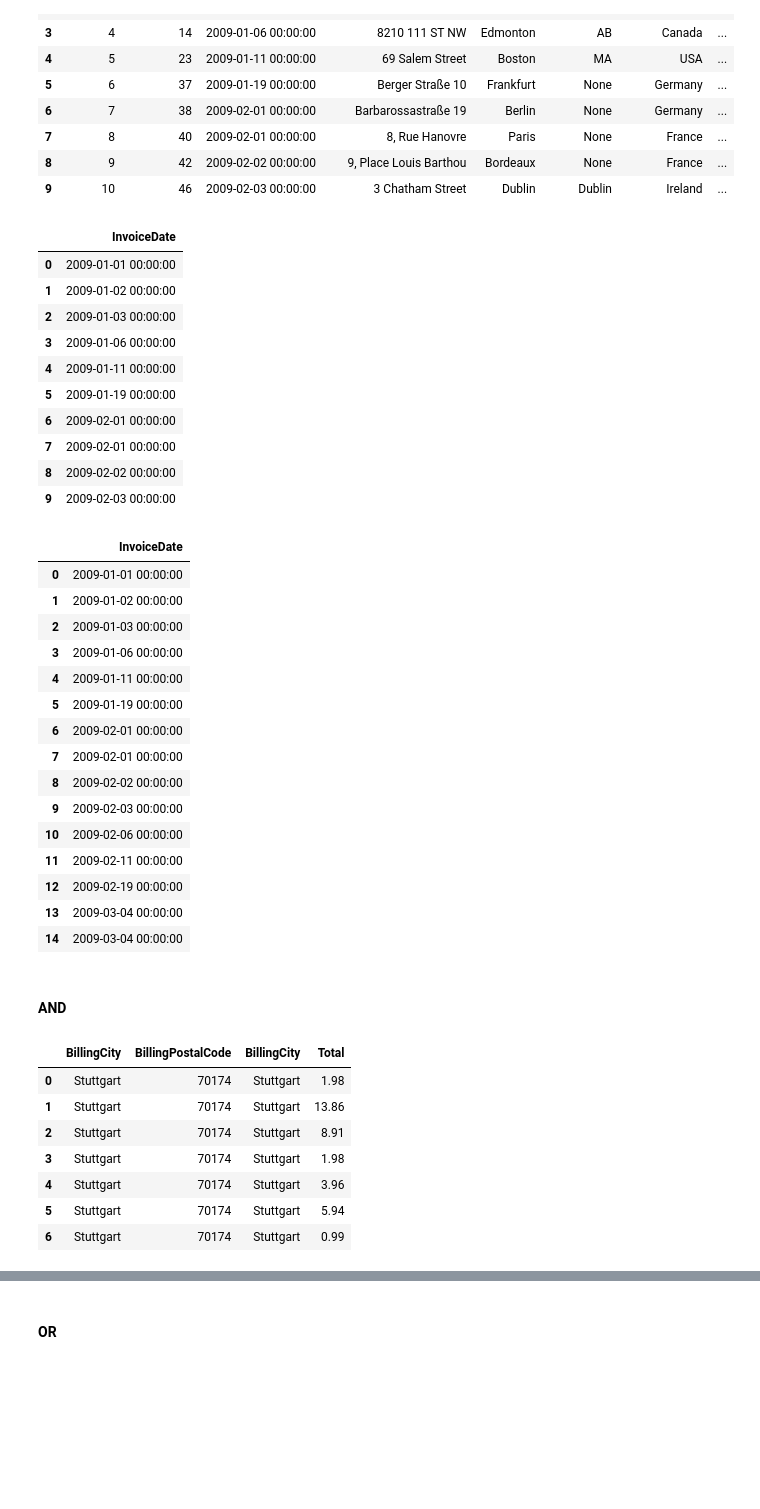
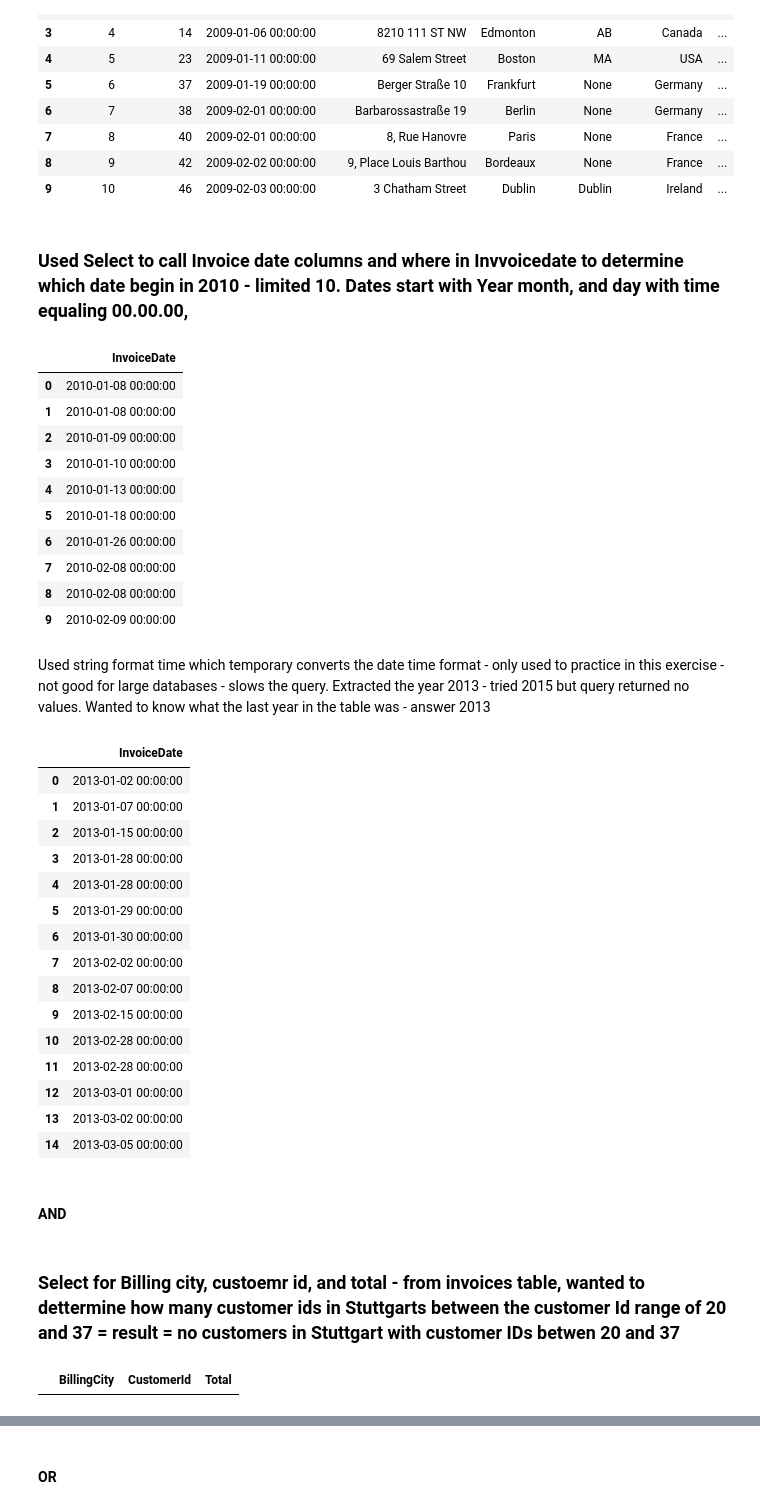
Before and after one commit to cyeef/Data-Science-Portfolio-C21-, a Jupyter notebook: Projects/Project-3/SQL.1-Chinook.project.template.ipynb, the cells around one changed output, grey strips where cells are left out. Saved outputs shown, nothing was run; the diff lists cells and outputs as text; code cells hidden in the pictures; blank space fills up the shorter version.

```diff
--- a/Projects/Project-3/SQL.1-Chinook.project.template.ipynb
+++ b/Projects/Project-3/SQL.1-Chinook.project.template.ipynb
@@ -161,6 +184,8 @@ df
 | 7 | 8 | 40 | 2009-02-01 00:00:00 | 8, Rue Hanovre | Paris | None | France | ... |
 | 8 | 9 | 42 | 2009-02-02 00:00:00 | 9, Place Louis Barthou | Bordeaux | None | France | ... |
 | 9 | 10 | 46 | 2009-02-03 00:00:00 | 3 Chatham Street | Dublin | Dublin | Ireland | ... |
+# %% [markdown]
+### Used Select to call Invoice date columns and where in Invvoicedate to determine which date begin in 2010 - limited 10.  Dates start with Year month, and day with time equaling 00.00.00,
 # %%
 #
 
@@ -170,7 +195,7 @@ query = """
 
   FROM invoices
 
-  WHERE  Invoicedate LIKE '2009%'
+  WHERE  Invoicedate LIKE '2010%'
 
   LIMIT 10;
 
@@ -180,16 +205,18 @@ with closing(db.connect("chinook.db")) as db_con:
 df
 # %% [output]
 |  | InvoiceDate |
-| 0 | 2009-01-01 00:00:00 |
-| 1 | 2009-01-02 00:00:00 |
-| 2 | 2009-01-03 00:00:00 |
-| 3 | 2009-01-06 00:00:00 |
-| 4 | 2009-01-11 00:00:00 |
-| 5 | 2009-01-19 00:00:00 |
-| 6 | 2009-02-01 00:00:00 |
-| 7 | 2009-02-01 00:00:00 |
-| 8 | 2009-02-02 00:00:00 |
-| 9 | 2009-02-03 00:00:00 |
+| 0 | 2010-01-08 00:00:00 |
+| 1 | 2010-01-08 00:00:00 |
+| 2 | 2010-01-09 00:00:00 |
+| 3 | 2010-01-10 00:00:00 |
+| 4 | 2010-01-13 00:00:00 |
+| 5 | 2010-01-18 00:00:00 |
+| 6 | 2010-01-26 00:00:00 |
+| 7 | 2010-02-08 00:00:00 |
+| 8 | 2010-02-08 00:00:00 |
+| 9 | 2010-02-09 00:00:00 |
+# %% [markdown]
+Used string format time which temporary converts the date time format - only used to practice in this exercise - not good for large databases - slows the query.  Extracted the year 2013 - tried 2015 but query returned no values.  Wanted to know what the last year in the table was - answer 2013
 # %%
 query = """
 
@@ -197,7 +224,7 @@ query = """
 
   FROM invoices
 
-  WHERE  strftime('%Y', Invoicedate) = "2009"
+  WHERE  strftime('%Y', Invoicedate) = "2013"
 
   LIMIT 15;
 
@@ -207,46 +234,41 @@ with closing(db.connect("chinook.db")) as db_con:
 df
 # %% [output]
 |  | InvoiceDate |
-| 0 | 2009-01-01 00:00:00 |
-| 1 | 2009-01-02 00:00:00 |
-| 2 | 2009-01-03 00:00:00 |
-| 3 | 2009-01-06 00:00:00 |
-| 4 | 2009-01-11 00:00:00 |
-| 5 | 2009-01-19 00:00:00 |
-| 6 | 2009-02-01 00:00:00 |
-| 7 | 2009-02-01 00:00:00 |
-| 8 | 2009-02-02 00:00:00 |
-| 9 | 2009-02-03 00:00:00 |
-| 10 | 2009-02-06 00:00:00 |
-| 11 | 2009-02-11 00:00:00 |
-| 12 | 2009-02-19 00:00:00 |
-| 13 | 2009-03-04 00:00:00 |
-| 14 | 2009-03-04 00:00:00 |
+| 0 | 2013-01-02 00:00:00 |
+| 1 | 2013-01-07 00:00:00 |
+| 2 | 2013-01-15 00:00:00 |
+| 3 | 2013-01-28 00:00:00 |
+| 4 | 2013-01-28 00:00:00 |
+| 5 | 2013-01-29 00:00:00 |
+| 6 | 2013-01-30 00:00:00 |
+| 7 | 2013-02-02 00:00:00 |
+| 8 | 2013-02-07 00:00:00 |
+| 9 | 2013-02-15 00:00:00 |
+| 10 | 2013-02-28 00:00:00 |
+| 11 | 2013-02-28 00:00:00 |
+| 12 | 2013-03-01 00:00:00 |
+| 13 | 2013-03-02 00:00:00 |
+| 14 | 2013-03-05 00:00:00 |
 # %% [markdown]
 #### AND
+# %% [markdown]
+### Select for Billing city, custoemr id, and total - from invoices table, wanted to dettermine how many customer ids in Stuttgarts between the customer Id range of 20 and 37 = result = no customers in Stuttgart with customer IDs betwen 20 and 37
 # %%
 query = """
 
-  SELECT BillingCity, BillingPostalCode, BillingCity, TOTAL
+  SELECT BillingCity, CustomerId, TOTAL
 
   FROM invoices
 
   WHERE  BillingCity = 'Stuttgart'
-   AND BillingPostalCode = '70174'
-   AND  BillingState IS NULL
+
+    AND CustomerId Between 20 AND 37
 
   LIMIT 15;
 
 """
 with closing(db.connect("chinook.db")) as db_con:
     df = pd.read_sql_query(query, db_con)
 df
 # %% [output]
-|  | BillingCity | BillingPostalCode | BillingCity | Total |
-| 0 | Stuttgart | 70174 | Stuttgart | 1.98 |
-| 1 | Stuttgart | 70174 | Stuttgart | 13.86 |
-| 2 | Stuttgart | 70174 | Stuttgart | 8.91 |
-| 3 | Stuttgart | 70174 | Stuttgart | 1.98 |
-| 4 | Stuttgart | 70174 | Stuttgart | 3.96 |
-| 5 | Stuttgart | 70174 | Stuttgart | 5.94 |
-| 6 | Stuttgart | 70174 | Stuttgart | 0.99 |
+|  | BillingCity | CustomerId | Total |
```
Also changed, not shown: parts of 9 cells of this notebook.
